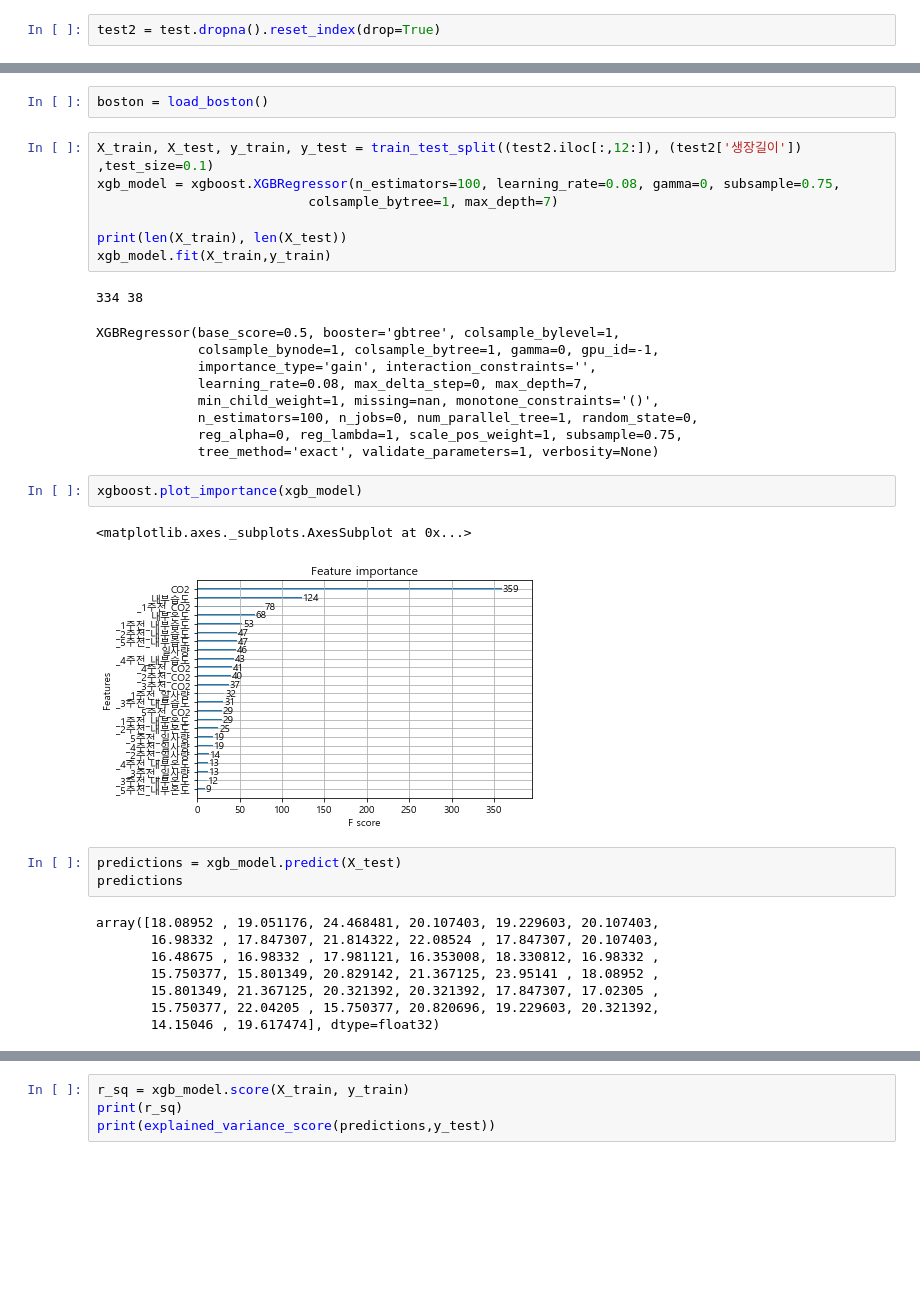
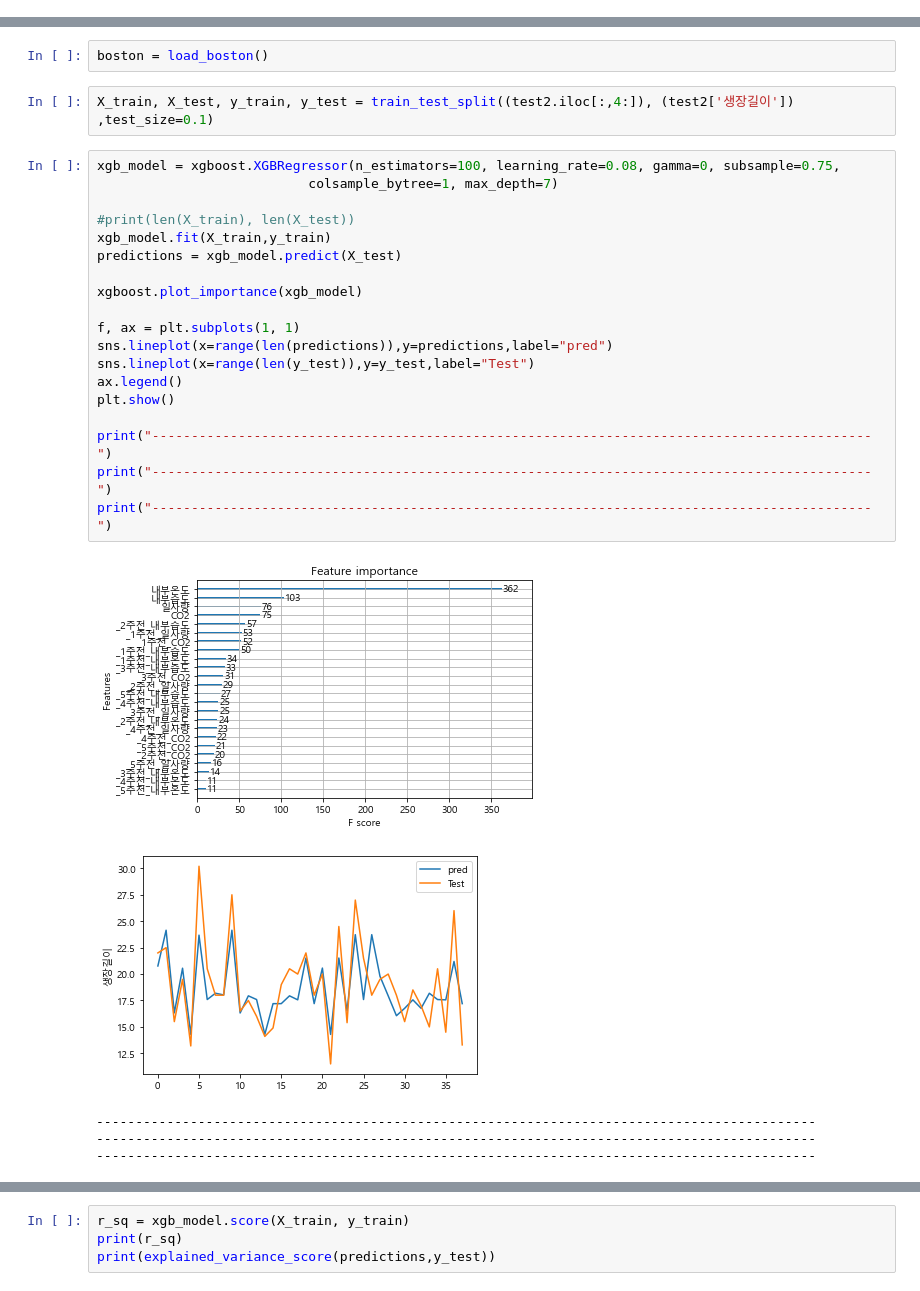
Before and after one commit to meucham11/nong_intern, a Jupyter notebook: 03_지연변수와 회귀.ipynb, the cells around one changed output, grey strips where cells are left out. Drawn from its saved outputs; the diff is of its cells as text; blank space fills up the shorter version.

```diff
--- a/03_지연변수와 회귀.ipynb
+++ b/03_지연변수와 회귀.ipynb
@@ -542,2 +506,0 @@ test2.head(3)
-# %%
-test2 = test.dropna().reset_index(drop=True)
@@ -548,36 +531,30 @@ from sklearn.model_selection import train_test_split
 from sklearn.metrics import explained_variance_score
 # %%
 boston = load_boston()
+# %%
+X_train, X_test, y_train, y_test = train_test_split((test2.iloc[:,4:]), (test2['생장길이']) ,test_size=0.1)
 # %%
-X_train, X_test, y_train, y_test = train_test_split((test2.iloc[:,12:]), (test2['생장길이']) ,test_size=0.1)
 xgb_model = xgboost.XGBRegressor(n_estimators=100, learning_rate=0.08, gamma=0, subsample=0.75,
                            colsample_bytree=1, max_depth=7)
 
-print(len(X_train), len(X_test))
+#print(len(X_train), len(X_test))
 xgb_model.fit(X_train,y_train)
+predictions = xgb_model.predict(X_test)
+
+xgboost.plot_importance(xgb_model)
+
+f, ax = plt.subplots(1, 1)
+sns.lineplot(x=range(len(predictions)),y=predictions,label="pred")
+sns.lineplot(x=range(len(y_test)),y=y_test,label="Test")
+ax.legend()
+plt.show()
+
+print("--------------------------------------------------------------------------------------------")
+print("--------------------------------------------------------------------------------------------")
+print("--------------------------------------------------------------------------------------------")
 # %% [output]
+[figure, added]
+[figure, added]
-334 38
+--------------------------------------------------------------------------------------------
+--------------------------------------------------------------------------------------------
+--------------------------------------------------------------------------------------------
-XGBRegressor(base_score=0.5, booster='gbtree', colsample_bylevel=1,
-             colsample_bynode=1, colsample_bytree=1, gamma=0, gpu_id=-1,
-             importance_type='gain', interaction_constraints='',
-             learning_rate=0.08, max_delta_step=0, max_depth=7,
-             min_child_weight=1, missing=nan, monotone_constraints='()',
-             n_estimators=100, n_jobs=0, num_parallel_tree=1, random_state=0,
-             reg_alpha=0, reg_lambda=1, scale_pos_weight=1, subsample=0.75,
-             tree_method='exact', validate_parameters=1, verbosity=None)
-# %%
-xgboost.plot_importance(xgb_model)
-# %% [output]
-<matplotlib.axes._subplots.AxesSubplot at 0x...>
-[figure, removed]
-# %%
-predictions = xgb_model.predict(X_test)
-predictions
-# %% [output]
-array([18.08952 , 19.051176, 24.468481, 20.107403, 19.229603, 20.107403,
-       16.98332 , 17.847307, 21.814322, 22.08524 , 17.847307, 20.107403,
-       16.48675 , 16.98332 , 17.981121, 16.353008, 18.330812, 16.98332 ,
-       15.750377, 15.801349, 20.829142, 21.367125, 23.95141 , 18.08952 ,
-       15.801349, 21.367125, 20.321392, 20.321392, 17.847307, 17.02305 ,
-       15.750377, 22.04205 , 15.750377, 20.820696, 19.229603, 20.321392,
-       14.15046 , 19.617474], dtype=float32)
```
Also changed, not shown: parts of 25 cells of this notebook.
